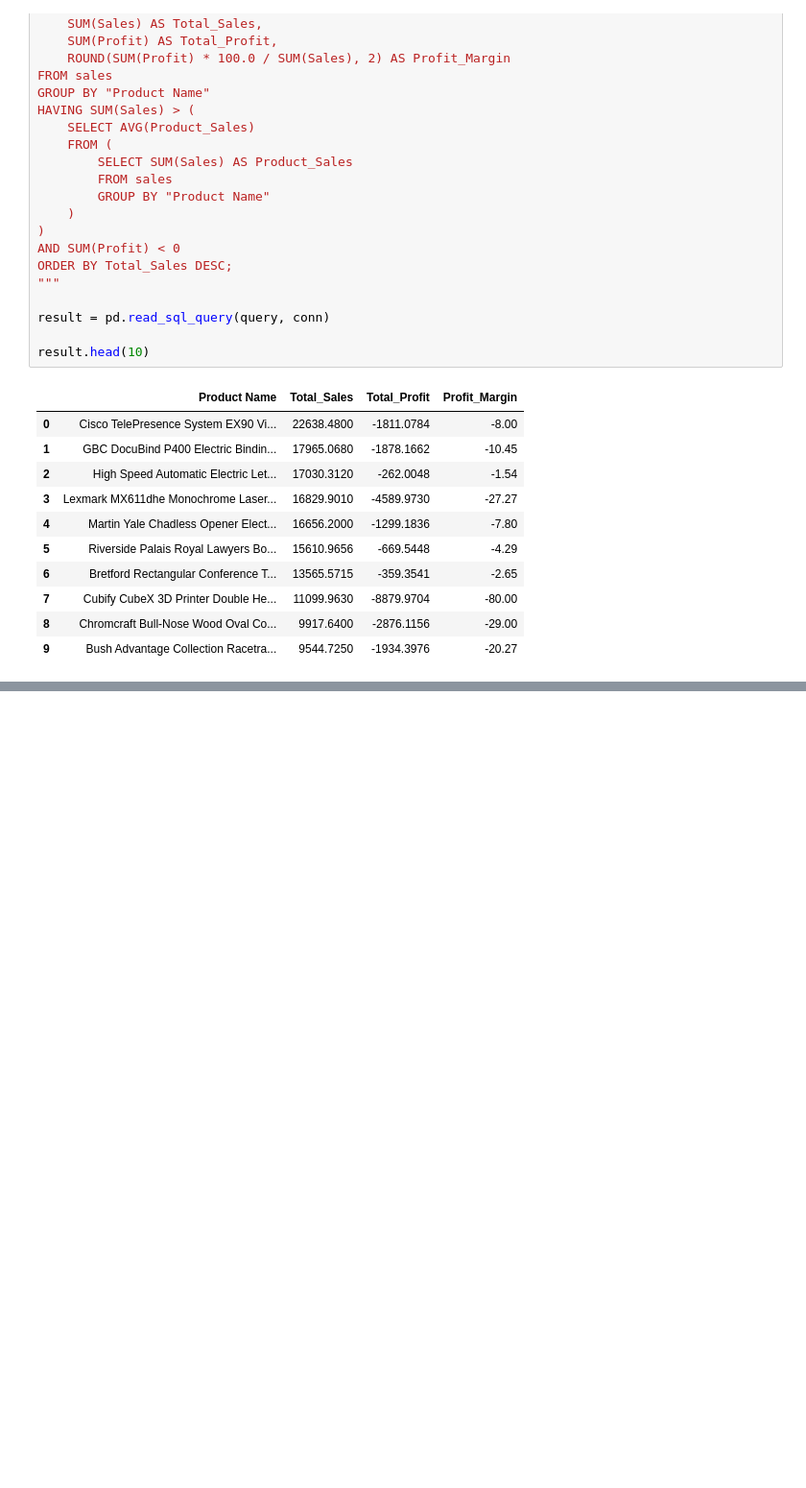
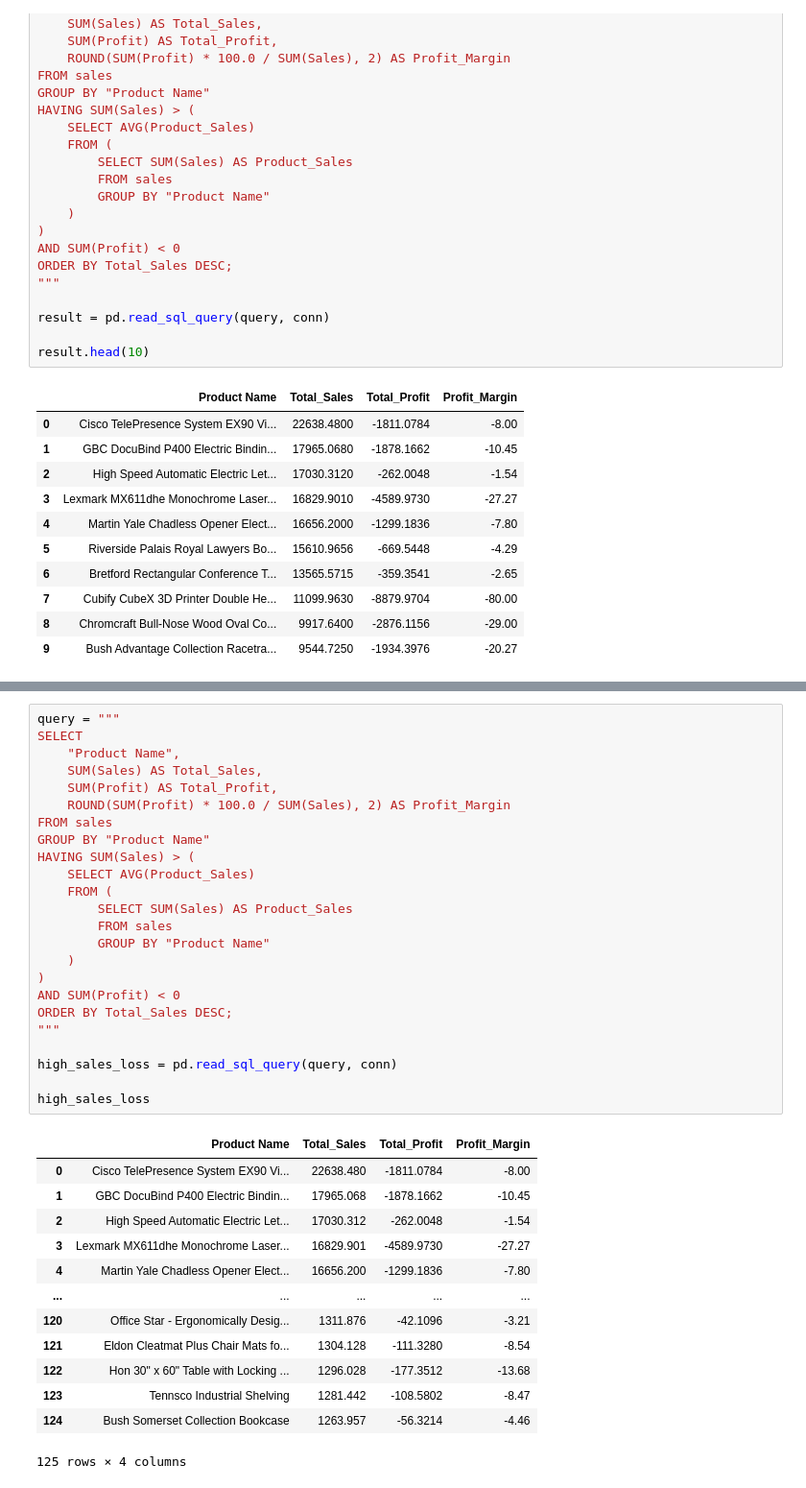
Before and after one commit to theaviwalunj/retail-sales-profit-analytics, a Jupyter notebook: Python/01_data_analysis.ipynb, the cells around one changed output, grey strips where cells are left out. Shown at 96% size. Drawn from its saved outputs; the diff is of its cells as text; blank space fills up the shorter version.

```diff
--- a/Python/01_data_analysis.ipynb
+++ b/Python/01_data_analysis.ipynb
@@ -787,0 +977,38 @@ result.head(10)
+# %%
+query = """
+SELECT
+    "Product Name",
+    SUM(Sales) AS Total_Sales,
+    SUM(Profit) AS Total_Profit,
+    ROUND(SUM(Profit) * 100.0 / SUM(Sales), 2) AS Profit_Margin
+FROM sales
+GROUP BY "Product Name"
+HAVING SUM(Sales) > (
+    SELECT AVG(Product_Sales)
+    FROM (
+        SELECT SUM(Sales) AS Product_Sales
+        FROM sales
+        GROUP BY "Product Name"
+    )
+)
+AND SUM(Profit) < 0
+ORDER BY Total_Sales DESC;
+"""
+
+high_sales_loss = pd.read_sql_query(query, conn)
+
+high_sales_loss
+# %% [output]
+|  | Product Name | Total_Sales | Total_Profit | Profit_Margin |
+| 0 | Cisco TelePresence System EX90 Vi... | 22638.480 | -1811.0784 | -8.00 |
+| 1 | GBC DocuBind P400 Electric Bindin... | 17965.068 | -1878.1662 | -10.45 |
+| 2 | High Speed Automatic Electric Let... | 17030.312 | -262.0048 | -1.54 |
+| 3 | Lexmark MX611dhe Monochrome Laser... | 16829.901 | -4589.9730 | -27.27 |
+| 4 | Martin Yale Chadless Opener Elect... | 16656.200 | -1299.1836 | -7.80 |
+| ... | ... | ... | ... | ... |
+| 120 | Office Star - Ergonomically Desig... | 1311.876 | -42.1096 | -3.21 |
+| 121 | Eldon Cleatmat Plus Chair Mats fo... | 1304.128 | -111.3280 | -8.54 |
+| 122 | Hon 30" x 60" Table with Locking ... | 1296.028 | -177.3512 | -13.68 |
+| 123 | Tennsco Industrial Shelving | 1281.442 | -108.5802 | -8.47 |
+| 124 | Bush Somerset Collection Bookcase | 1263.957 | -56.3214 | -4.46 |
+125 rows × 4 columns
```
Also changed, not shown: parts of 15 cells of this notebook, 3 other files.
